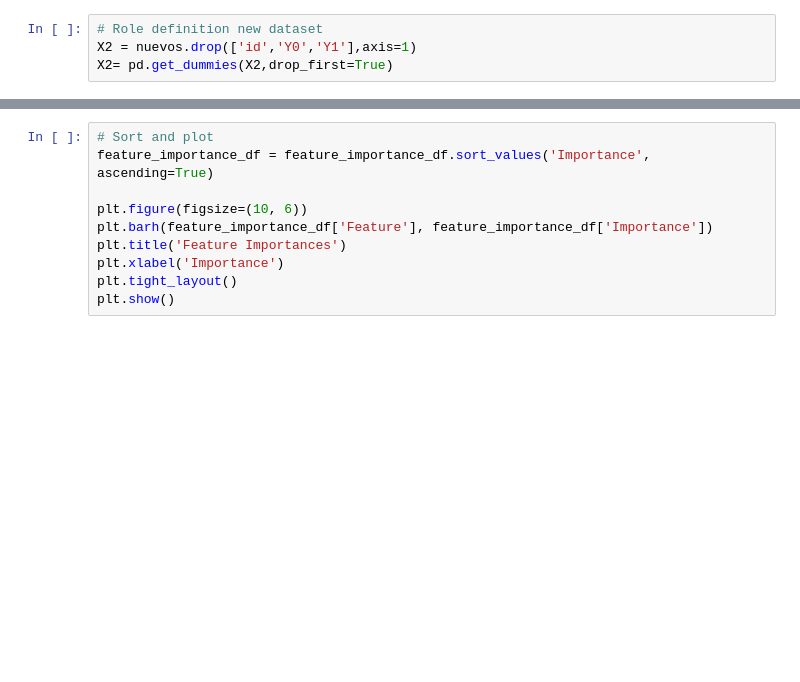
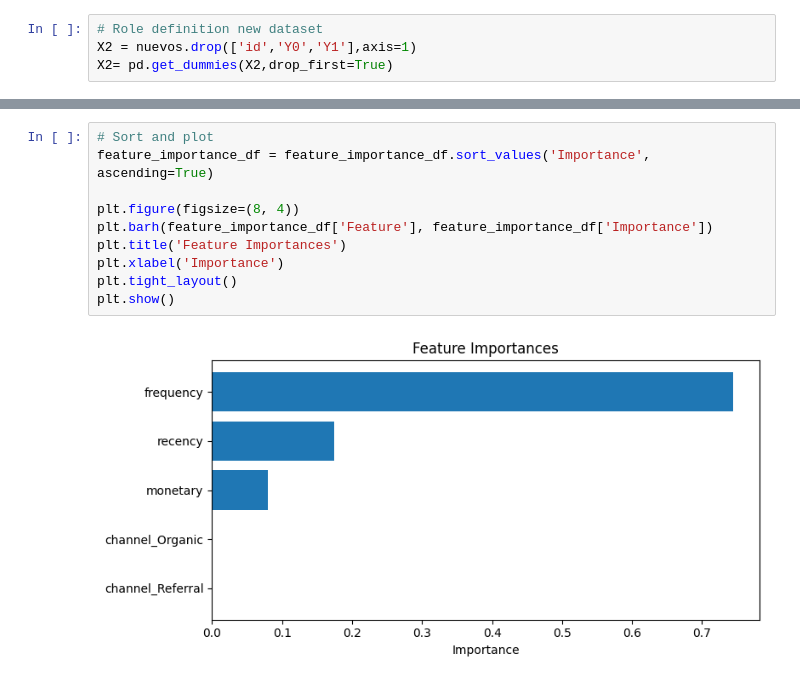
Before and after one commit to carlosquintanillaa/econml, a Jupyter notebook: econml_03b_GRF.ipynb, the cells around one changed output, grey strips where cells are left out. Saved outputs shown, nothing was run; the diff lists cells and outputs as text; blank space fills up the shorter version.

```diff
--- a/econml_03b_GRF.ipynb
+++ b/econml_03b_GRF.ipynb
@@ -47,13 +65,15 @@ feature_importance_df
 # %%
 # Sort and plot
 feature_importance_df = feature_importance_df.sort_values('Importance', ascending=True)
 
-plt.figure(figsize=(10, 6))
+plt.figure(figsize=(8, 4))
 plt.barh(feature_importance_df['Feature'], feature_importance_df['Importance'])
 plt.title('Feature Importances')
 plt.xlabel('Importance')
 plt.tight_layout()
 plt.show()
+# %% [output]
+[figure, added]
 # %%
 # Create dataframe with id and estimate of CATE, then export them to a csv file
 pronosticos = pd.DataFrame({'id': nuevos['id'],'tau': efecto})
```
Also changed, not shown: parts of 4 cells of this notebook, 1 other file.
